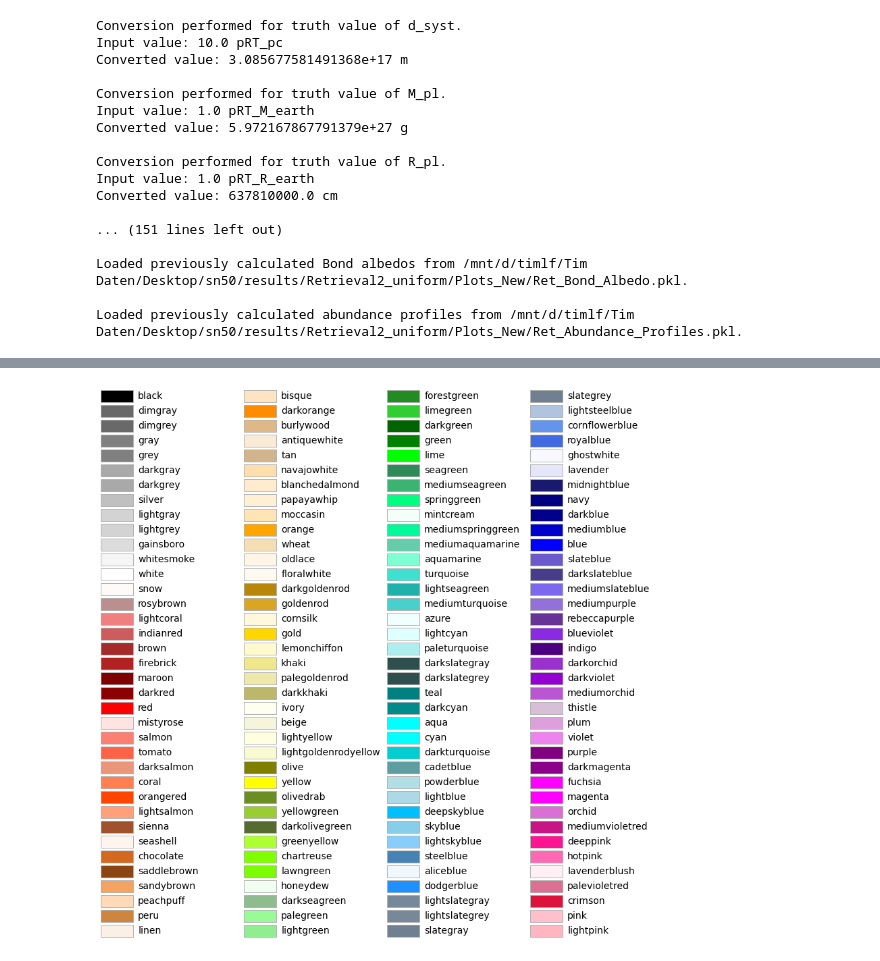
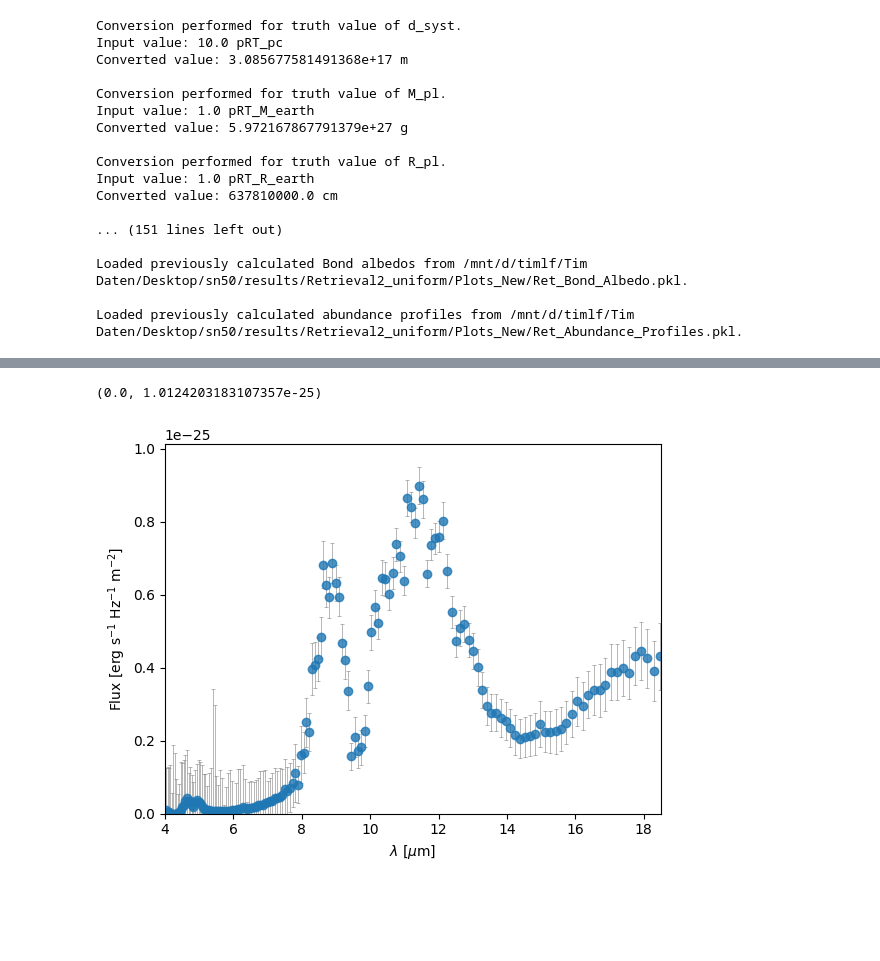
Before and after one commit to Tim171717/Semester_Project_Too, a Jupyter notebook: Testing.ipynb, the cells around one changed output, grey strips where cells are left out. Saved outputs shown, nothing was run; the diff lists cells and outputs as text; code cells hidden in the pictures; blank space fills up the shorter version.

```diff
--- a/Testing.ipynb
+++ b/Testing.ipynb
@@ -1061,5 +1042,0 @@ def plot_colortable(colors, *, ncols=4, sort_colors=True):
-# %%
-plot_colortable(mcolors.CSS4_COLORS)
-plt.show()
-# %% [output]
-[figure, removed]
@@ -1065,0 +1051,29 @@ plt.show()
+# %%
+input_spec_rebin = np.loadtxt('VH2O_P10_noise.txt')
+reference_SNR = 10  # target SNR at reference wavelength
+reference_wl = 11.25  # wavelength (in um) where SNR should be set to target
+
+spec_resolution = 100  # spectral resolving power R of input spectrum
+min_wavelength = 4.0  # short wavelength cutoff for output spectrum (in um)
+max_wavelength = 18.5  # long wavelength cutoff for output spectrum (in um)
+# %%
+plt.figure()
+plt.errorbar(
+    input_spec_rebin[:, 0],
+    input_spec_rebin[:, 1],
+    yerr=input_spec_rebin[:, 2],
+    fmt='o',
+    ecolor='gray',
+    alpha=0.8,
+    zorder=1,
+    capsize=1.5,
+    capthick=0.5,
+    linewidth=0.5
+)
+plt.xlabel(r'$\lambda$ [$\mu$m]')
+plt.ylabel(r'Flux [erg s$^{-1}$ Hz$^{-1}$ m$^{-2}$]')
+plt.xlim((min_wavelength, max_wavelength))
+plt.ylim(bottom=0.)
+# %% [output]
+(0.0, 1.0124203183107357e-25)
+[figure, added]
```
Also changed, not shown: parts of 20 cells of this notebook, 2 other files.
